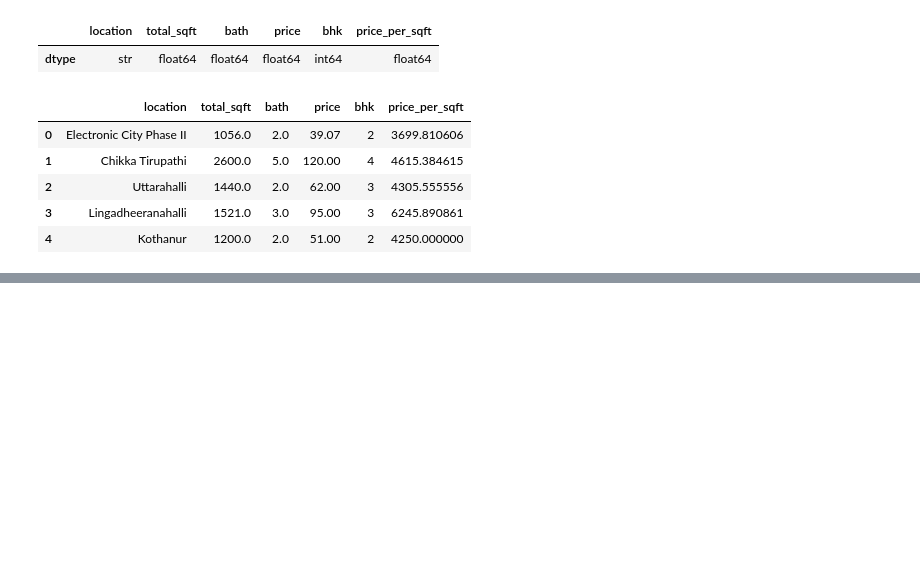
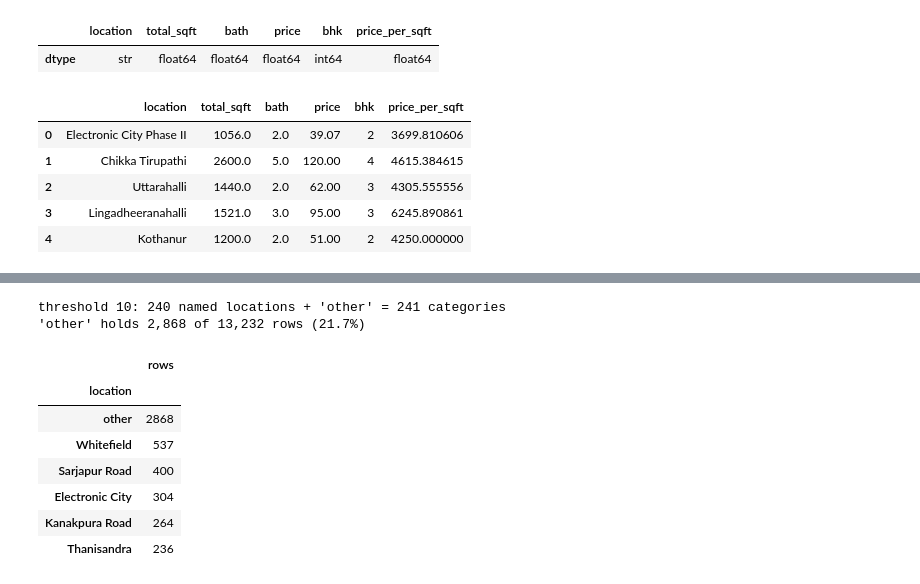
Before and after one commit to shivam-jund/bengaluru-house-price-prediction, a Jupyter notebook: model/price_prediction.ipynb, the cells around one changed output, grey strips where cells are left out. Saved outputs shown, nothing was run; the diff lists cells and outputs as text; code cells hidden in the pictures; blank space fills up the shorter version.

```diff
--- a/model/price_prediction.ipynb
+++ b/model/price_prediction.ipynb
@@ -666,0 +768,29 @@ Each decision with its row impact, as seen while the notebook ran on this data.
+# %%
+THRESHOLD = 10
+OTHER = "other"
+assert OTHER not in counts.index                         # no real location is called "other"
+
+listings = df3["location"].map(counts)                   # listings of each row's location, repeated on every row
+df3.loc[listings <= THRESHOLD, "location"] = OTHER
+
+n_named = int((counts > THRESHOLD).sum())
+n_other = int((df3["location"] == OTHER).sum())
+assert len(df3) == 13_232                                # no rows removed
+assert list(df3.columns) == list(df2.columns)            # columns unchanged
+assert df3["location"].notna().all()
+assert df3["location"].nunique() == n_named + 1          # the named locations plus "other"
+
+print(f"threshold {THRESHOLD}: {n_named} named locations + '{OTHER}' = {df3['location'].nunique()} categories")
+print(f"'{OTHER}' holds {n_other:,} of {len(df3):,} rows ({n_other / len(df3):.1%})")
+df3["location"].value_counts().head(6).to_frame("rows")
+# %% [output]
+threshold 10: 240 named locations + 'other' = 241 categories
+'other' holds 2,868 of 13,232 rows (21.7%)
+|  | rows |
+| location |  |
+| other | 2868 |
+| Whitefield | 537 |
+| Sarjapur Road | 400 |
+| Electronic City | 304 |
+| Kanakpura Road | 264 |
+| Thanisandra | 236 |
```
Also changed, not shown: parts of 19 cells of this notebook.
